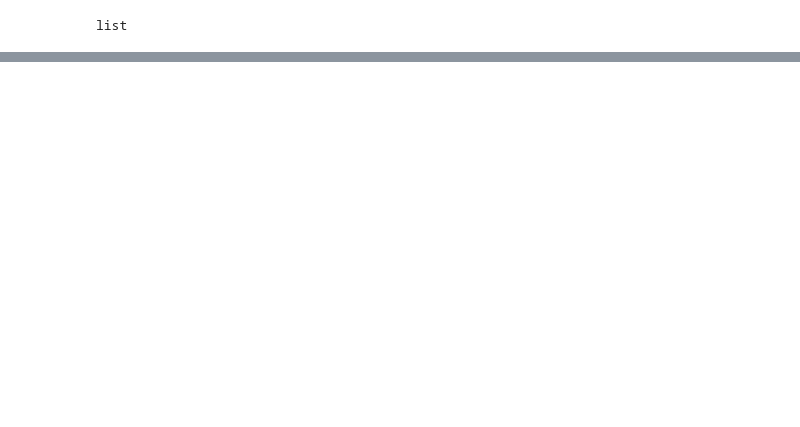
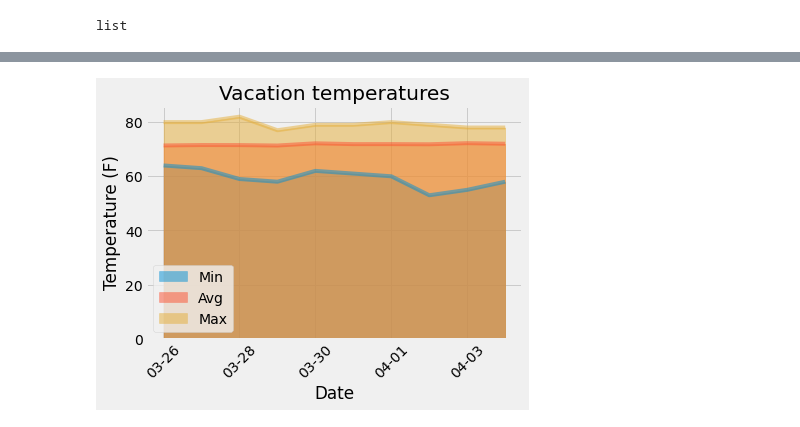
Before and after one commit to acsours/sqlalchemy-challenge, a Jupyter notebook: climate_starter.ipynb, the cells around one changed output, grey strips where cells are left out. Saved outputs shown, nothing was run; the diff lists cells and outputs as text; code cells hidden in the pictures; blank space fills up the shorter version.

```diff
--- a/climate_starter.ipynb
+++ b/climate_starter.ipynb
@@ -554,11 +562,13 @@ daily_normals("01-01")
 # %%
 # calculate the daily normals for your trip
-# push each tuple of calculations into a list called `normals`
 
 # Set the start and end date of the trip
+start_date='2017-03-26'
+end_date='2017-04-04'
+
 
 # Use the start and end date to create a range of dates
+date_list=pd.date_range(start=start_date, end=end_date).strftime('%m-%d').tolist()
 
 # Stip off the year and save a list of %m-%d strings
-
-# Loop through the list of %m-%d strings and calculate the normals for each date
+date_list
@@ -565,4 +586,35 @@ daily_normals("01-01")
+# %%
+# Loop through the list of %m-%d strings and calculate the normals for each date
+normals_list=[]
+tmins=[]
+tavgs=[]
+tmaxs=[]
+
+for each_date in date_list:
+    normals=daily_normals(each_date)
+    tmin=normals[0][0]
+    tavg=normals[0][1]
+    tmax=normals[0][2]
+    normals_list.append(normals)
+    tmins.append(tmin)
+    tavgs.append(tavg)
+    tmaxs.append(tmax)
 # %%
 # Load the previous query results into a Pandas DataFrame and add the `trip_dates` range as the `date` index
+normals_dict={
+    "Min": tmins,
+    "Avg": tavgs,
+    "Max": tmaxs
+}
+
+norms_df=pd.DataFrame(normals_dict, index=date_list)
 # %%
 # Plot the daily normals as an area plot with `stacked=False`
+
+norms_df.plot(kind='area', stacked=False, alpha=0.5, rot=45)
+plt.title('Vacation temperatures')
+plt.xlabel('Date')
+plt.ylabel("Temperature (F)")
+plt.show()
+# %% [output]
+[figure, added]
```
Also changed, not shown: parts of 12 cells of this notebook.
